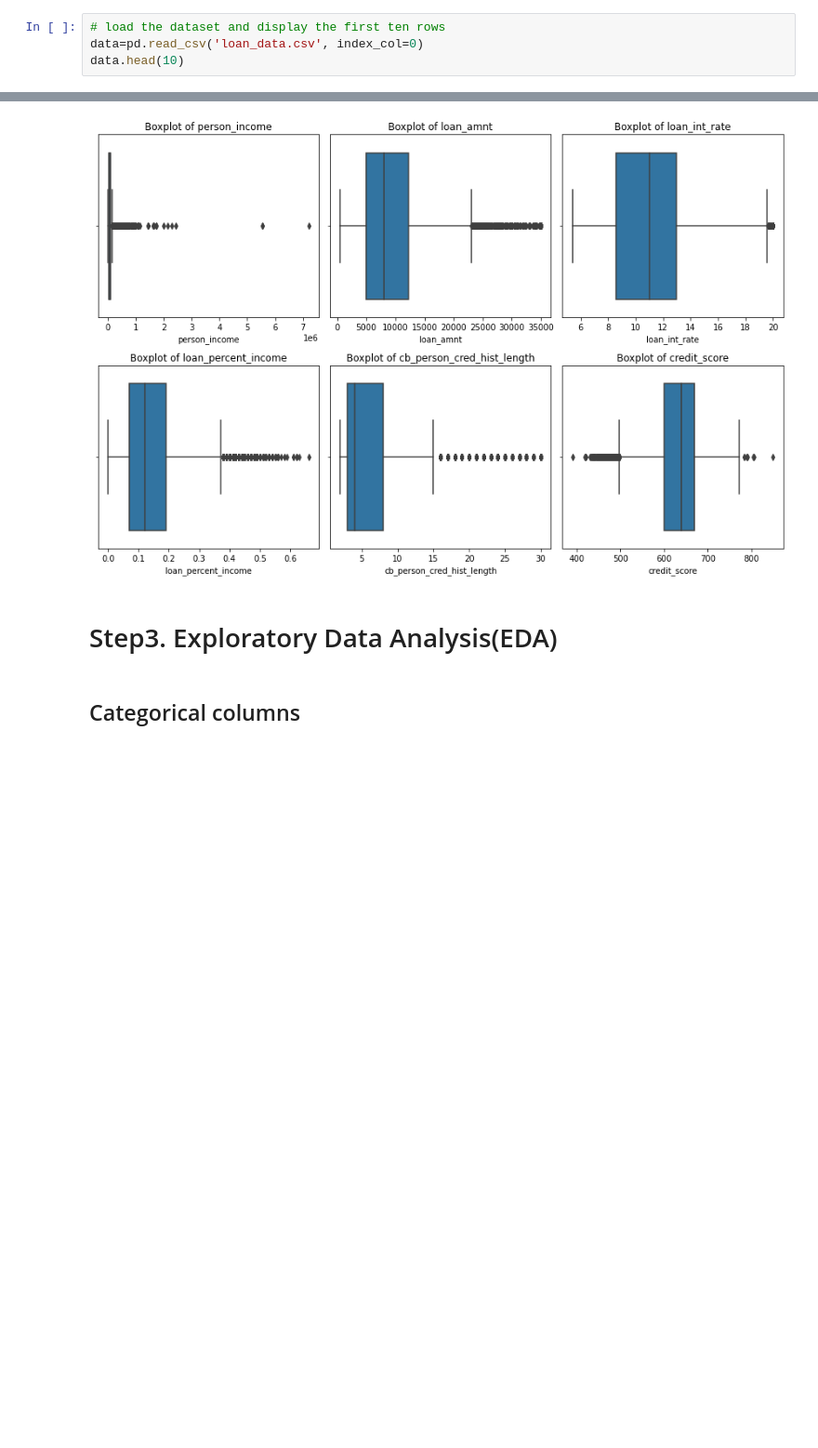
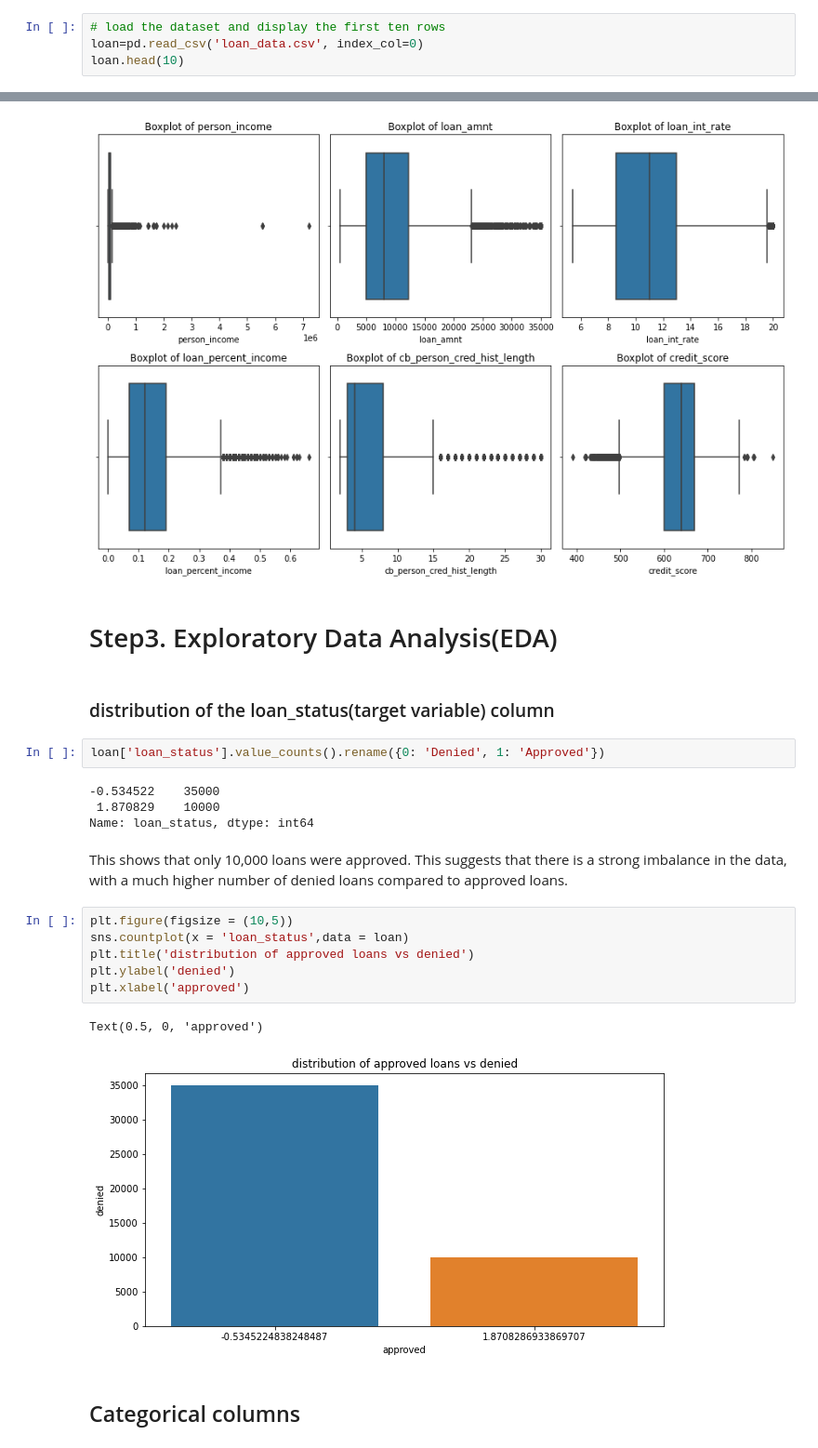
Before and after one commit to Liliankaburo/Loan-approval-project, a Jupyter notebook: loan approval.ipynb, the cells around one changed output, grey strips where cells are left out. Shown at 93% size. Cells and saved outputs as stored; diff of their text form; blank space fills up the shorter version.

Commit message:
continued data preprocessing

```diff
--- a/loan approval.ipynb
+++ b/loan approval.ipynb
@@ -66,8 +67,8 @@ from sklearn.impute import SimpleImputer
 ### Loading the Dataset
 # %%
 # load the dataset and display the first ten rows
-data=pd.read_csv('loan_data.csv', index_col=0)
-data.head(10)
+loan=pd.read_csv('loan_data.csv', index_col=0)
+loan.head(10)
 # %% [output]
 |  | person_gender | person_education | person_income | person_emp_exp | person_home_ownership | loan_amnt | ... |
 | person_age |  |  |  |  |  |  | ... |
@@ -177,6 +178,26 @@ plt.show()
 [figure]
 # %% [markdown]
 # Step3.  Exploratory Data Analysis(EDA)
+# %% [markdown]
+### distribution of the loan_status(target variable) column
+# %%
+loan['loan_status'].value_counts().rename({0: 'Denied', 1: 'Approved'})
+# %% [output]
+-0.534522    35000
+ 1.870829    10000
+Name: loan_status, dtype: int64
+# %% [markdown]
+This shows that only 10,000 loans were approved.
+This suggests that there is a strong imbalance in the data, with a much higher number of denied loans compared to approved loans.
+# %%
+plt.figure(figsize = (10,5))
+sns.countplot(x = 'loan_status',data = loan)
+plt.title('distribution of approved loans vs denied')
+plt.ylabel('denied')
+plt.xlabel('approved')
+# %% [output]
+Text(0.5, 0, 'approved')
+[figure, added]
 # %% [markdown]
 ## Categorical columns
 # %% [markdown]
```
Also changed, not shown: parts of 31 cells of this notebook.
